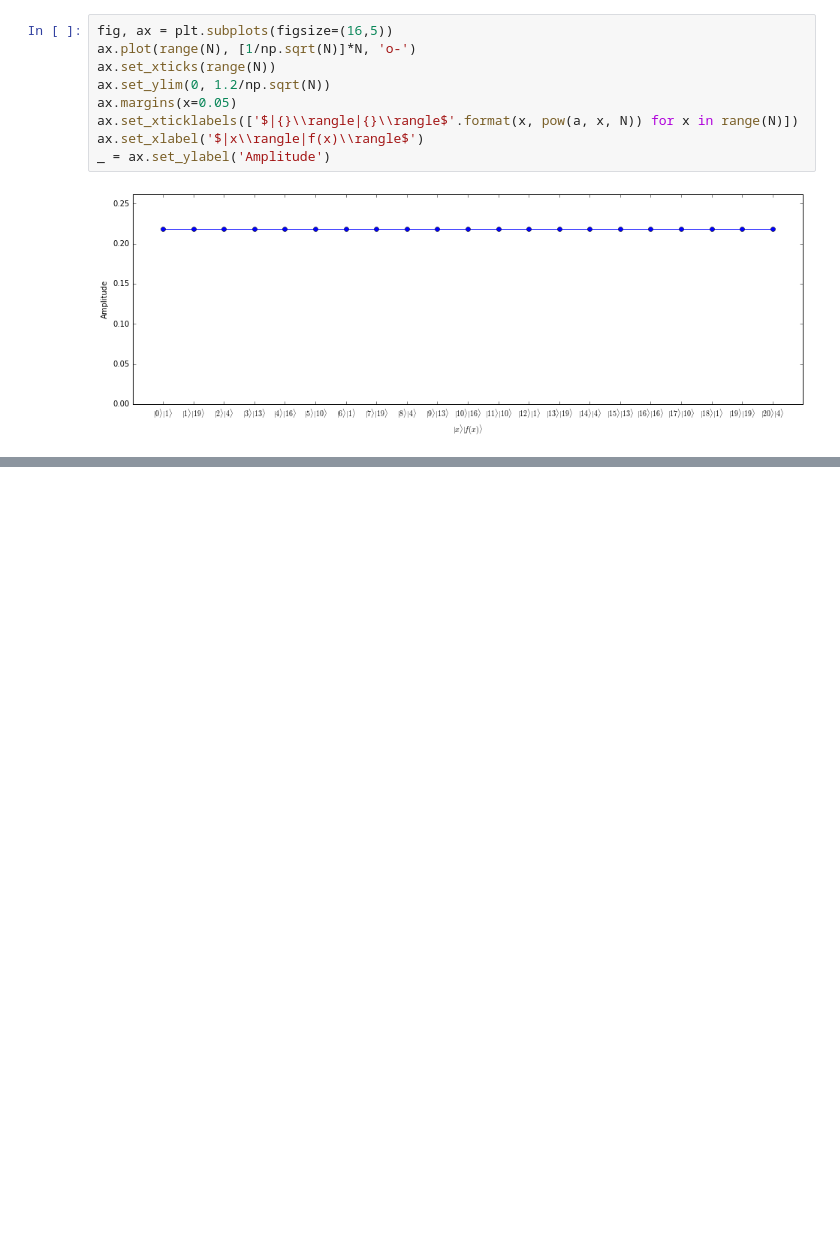
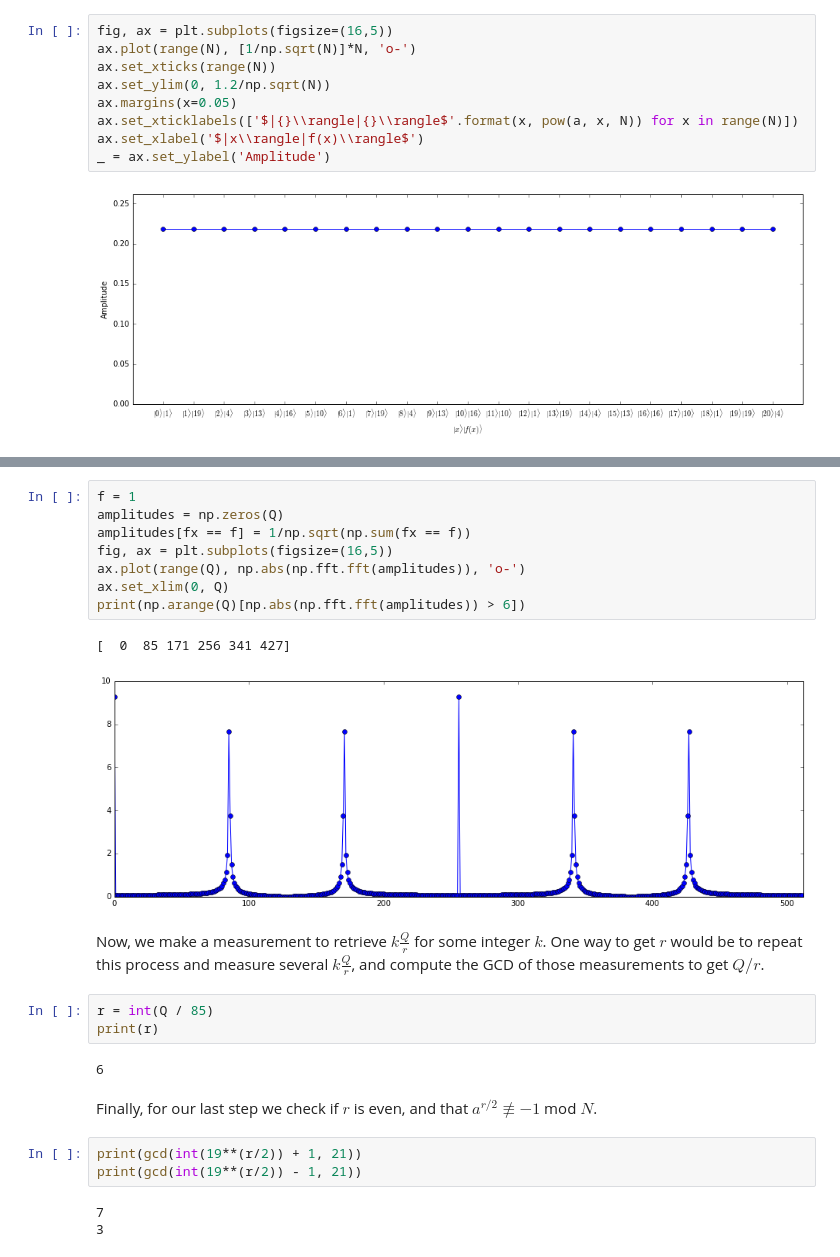
Before and after one commit to sbarratt/quantum-project, a Jupyter notebook: Shors.ipynb, the cells around one changed output, grey strips where cells are left out. Drawn from its saved outputs; the diff is of its cells as text; blank space fills up the shorter version.

```diff
--- a/Shors.ipynb
+++ b/Shors.ipynb
@@ -137 +149,27 @@ Next, we apply the QFT on our superposition.
 \end{equation}
+# %%
+f = 1
+amplitudes = np.zeros(Q)
+amplitudes[fx == f] = 1/np.sqrt(np.sum(fx == f))
+fig, ax = plt.subplots(figsize=(16,5))
+ax.plot(range(Q), np.abs(np.fft.fft(amplitudes)), 'o-')
+ax.set_xlim(0, Q)
+print(np.arange(Q)[np.abs(np.fft.fft(amplitudes)) > 6])
+# %% [output]
+[  0  85 171 256 341 427]
+[figure, added]
+# %% [markdown]
+Now, we make a measurement to retrieve $k \frac{Q}{r}$ for some integer $k$. One way to get $r$ would be to repeat this process and measure several $k \frac{Q}{r}$, and compute the GCD of those measurements to get $Q/r$.
+# %%
+r = int(Q / 85)
+print(r)
+# %% [output]
+6
+# %% [markdown]
+Finally, for our last step we check if $r$ is even, and that $a^{r/2} \not\equiv -1$ mod $N$.
+# %%
+print(gcd(int(19**(r/2)) + 1, 21))
+print(gcd(int(19**(r/2)) - 1, 21))
+# %% [output]
+7
+3
```
Also changed, not shown: parts of 5 cells of this notebook.
